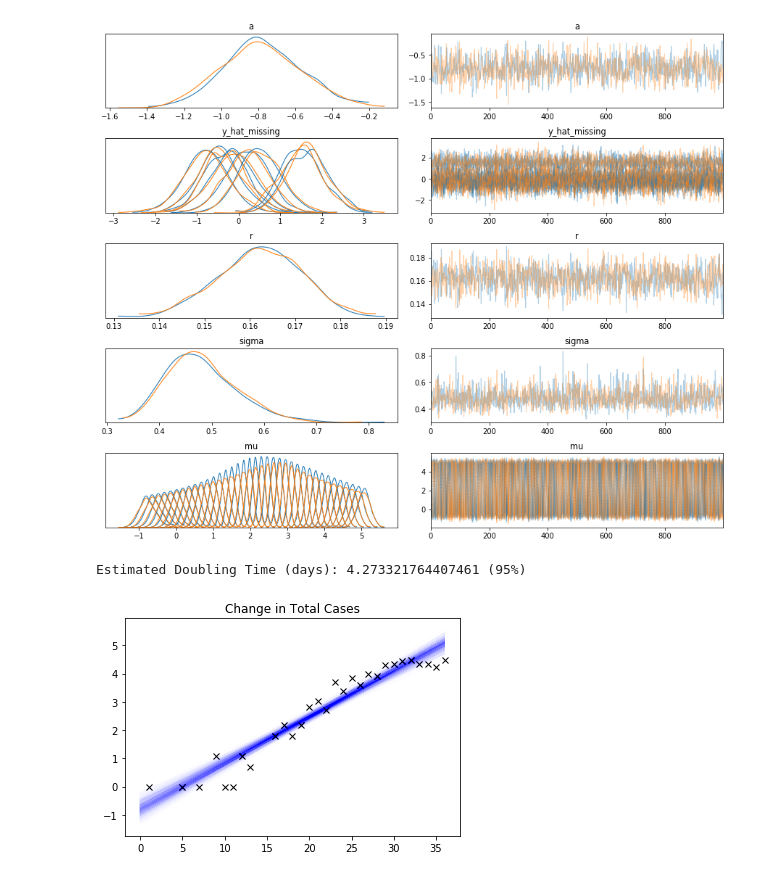
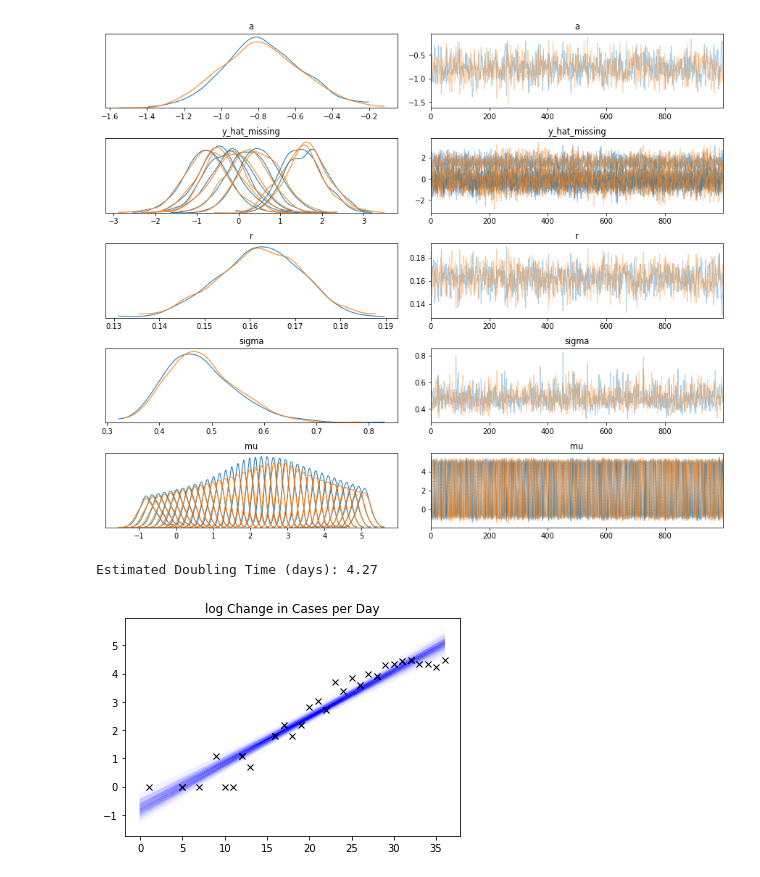
Before and after one commit to davidwych/corona, a Jupyter notebook: CoronaModeling.ipynb, the cells around one changed output. Drawn from its saved outputs; the diff is of its cells as text; code cells hidden in the pictures.

```diff
--- a/CoronaModeling.ipynb
+++ b/CoronaModeling.ipynb
@@ -96,18 +101,18 @@ array([[<matplotlib.axes._subplots.AxesSubplot object at 0x...>,
 # %%
 plt.plot(df.index, df["log dCases"], c="None", marker="x", mec="k")
 growth_fac = np.zeros(1000)
 for i in range(0, 1000):
     idx = np.random.randint(len(trace))
     growth_fac[i] = trace['r'][idx]
     plt.plot(df.index, trace['a'][idx] + trace['r'][idx]*df.index, c="Blue", alpha=0.005)
 
-plt.title("Change in Total Cases")
+plt.title("log Change in Cases per Day")
 doub_time = np.log(2)/np.mean(growth_fac)
 #std_doub_time = np.log(2)/np.std(growth_fac)
-print("Estimated Doubling Time (days): {} (95%)".format(doub_time))
+print("Estimated Doubling Time (days): {:.2f}".format(doub_time))
 # %% [output]
-Estimated Doubling Time (days): 4.273321764407461 (95%)
+Estimated Doubling Time (days): 4.27
-[figure, old version]
+[figure, new version]
 # %%
 f, ax = plt.subplots(ncols=2, figsize=(12,4))
 ax[0].plot(df.index, df["Cases"], c="None", marker="x", mec="k")
```
Also changed, not shown: parts of 3 cells of this notebook.
